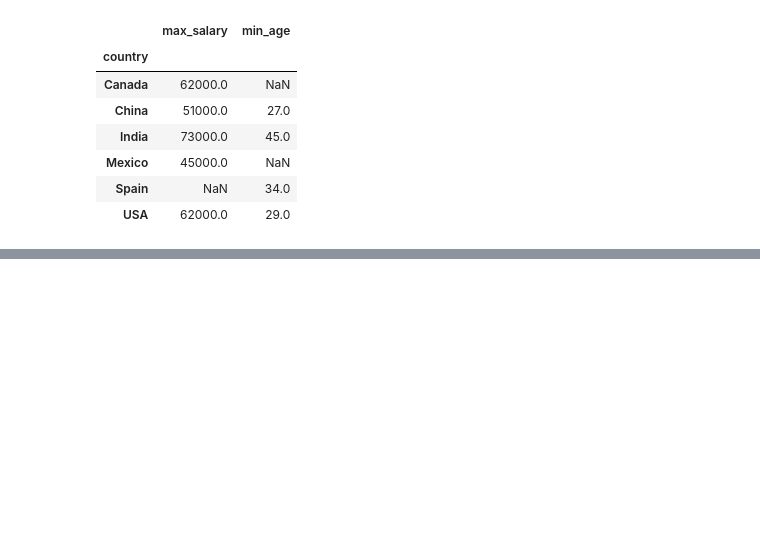
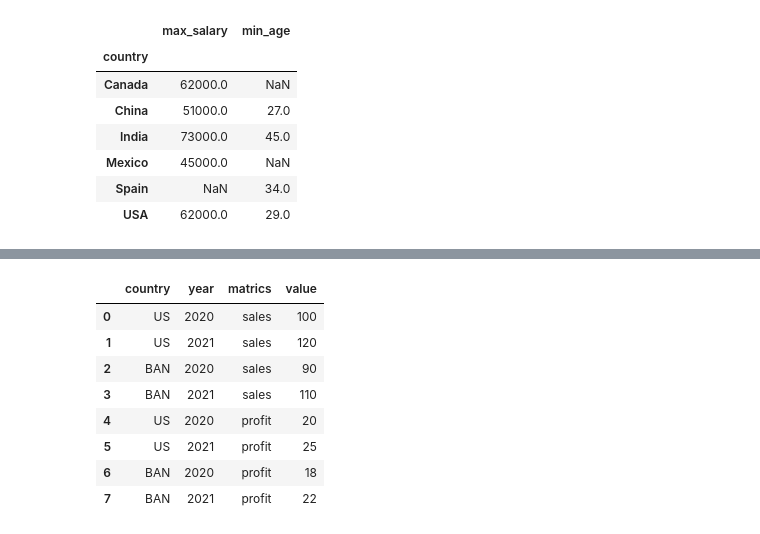
Before and after one commit to Nahin4200/AI-ML_learning_journey, a Jupyter notebook: pandas/pandas_01.ipynb, the cells around one changed output, grey strips where cells are left out. Saved outputs shown, nothing was run; the diff lists cells and outputs as text; code cells hidden in the pictures; blank space fills up the shorter version.

```diff
--- a/pandas/pandas_01.ipynb
+++ b/pandas/pandas_01.ipynb
@@ -617,0 +631,12 @@ df
+# %%
+melt_df
+# %% [output]
+|  | country | year | matrics | value |
+| 0 | US | 2020 | sales | 100 |
+| 1 | US | 2021 | sales | 120 |
+| 2 | BAN | 2020 | sales | 90 |
+| 3 | BAN | 2021 | sales | 110 |
+| 4 | US | 2020 | profit | 20 |
+| 5 | US | 2021 | profit | 25 |
+| 6 | BAN | 2020 | profit | 18 |
+| 7 | BAN | 2021 | profit | 22 |
```
Also changed, not shown: parts of 5 cells of this notebook.
